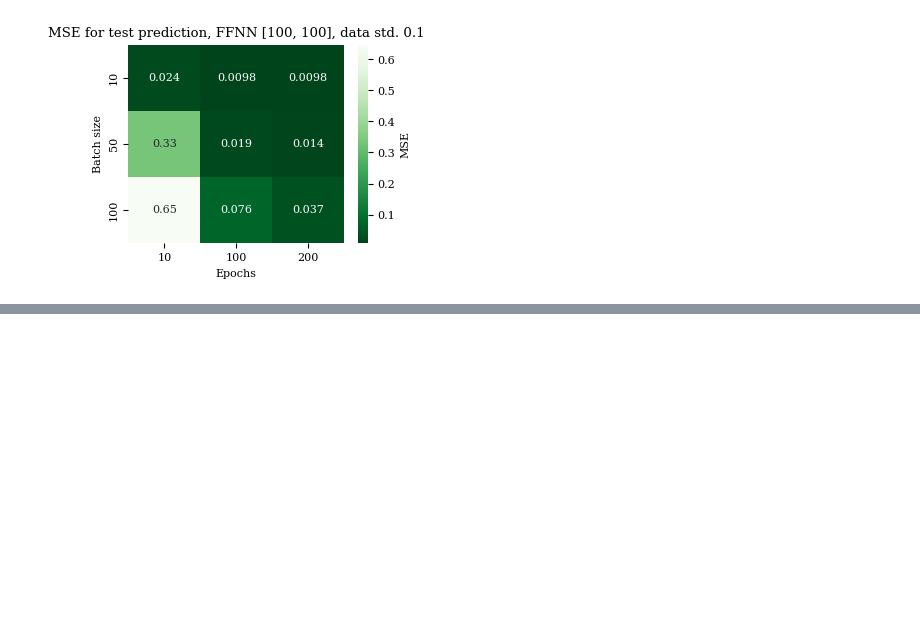
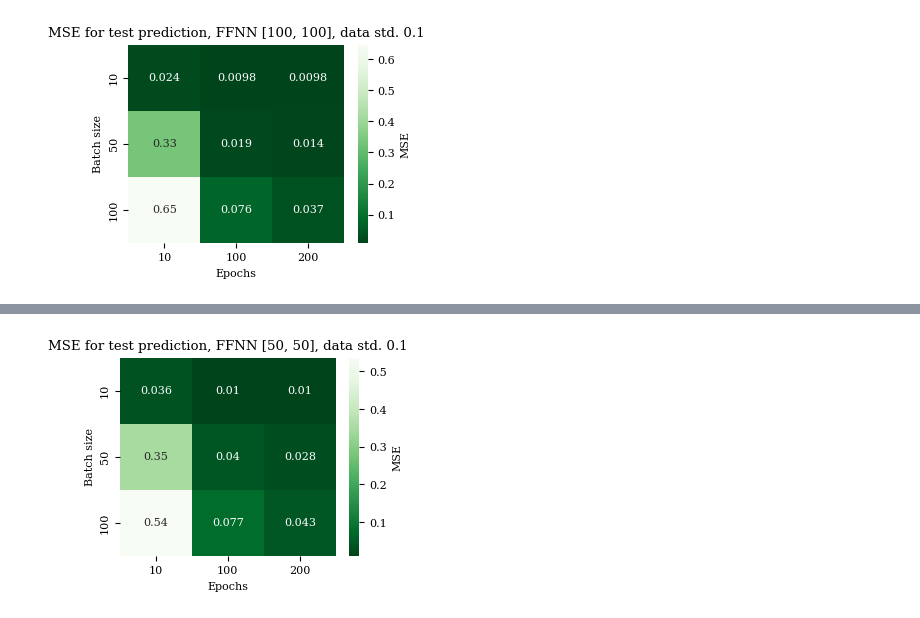
Before and after one commit to johnmagj/FYS-STK4155_Project_2, a Jupyter notebook: Code/A.ipynb, the cells around one changed output, grey strips where cells are left out. Cells and saved outputs as stored; diff of their text form; code cells hidden in the pictures; blank space fills up the shorter version.

```diff
--- a/Code/A.ipynb
+++ b/Code/A.ipynb
@@ -235,0 +227,19 @@ test_pred = ffnn.predict(X_test_s[:, 0].reshape(-1,1))
+# %%
+# Setup FFNN
+
+np.random.seed(2025)
+
+num_input_feats = 1 # Number of input features
+num_output_feats = 1 # Number og output features
+
+batch_size = 6
+epochs = 100
+
+scheduler = Adam(0.001)
+ffnn_50_50 = NeuralNetwork(num_input_feats, num_output_feats, [50,50], [sigmoid, sigmoid, id_func],
+                    [sigmoid_der, sigmoid_der, id_func_der], scheduler, mse, mse_der,
+                     regularization = None, reg_param=0
+                    )
+
+
+ffnn_50_50.train(X_train_s[:, 0].reshape(-1,1), y_train_s, batch_size, epochs)
@@ -293,0 +360,27 @@ plt.plot(x, Runge_func(x), "-", label="Runge", linewidth="2.0", color="green")
+# %%
+import seaborn as sns
+
+import matplotlib
+from matplotlib.ticker import MultipleLocator
+
+MM_TO_INCH = 1/25.4
+
+matplotlib.rc("text", usetex=False)
+plt.rc('lines', linewidth=1.0)
+plt.rc("figure", autolayout=True)
+plt.rc("legend", fontsize=6)
+plt.rc("font", family="serif", size=8)
+plt.figure(figsize=(86.78*MM_TO_INCH, 70*MM_TO_INCH))
+# # plt.ticklabel_format(axis = "y", style="sci")
+# # plt.gca().xaxis.set_major_locator(MultipleLocator(base=1, offset=1))   # Configure the markers on the x axis
+# # plt.grid(True, which="both", linestyle="--", linewidth=0.25)
+
+sns.heatmap(MSE_test_matrix, annot=True, cmap="Greens_r", xticklabels=epochs, yticklabels=batch_sizes, cbar_kws={"label": "MSE"}, fmt=".2g")
+plt.xlabel("Epochs")
+plt.ylabel("Batch size")
+plt.title(f"MSE for test prediction, FFNN [50, 50], data std. {std}")
+plt.savefig("heatmap_MSE_FNN_50_50.pdf", bbox_inches="tight")
+plt.show()
+plt.close()
+# %% [output]
+[figure, added]
```
Also changed, not shown: parts of 12 cells of this notebook.
